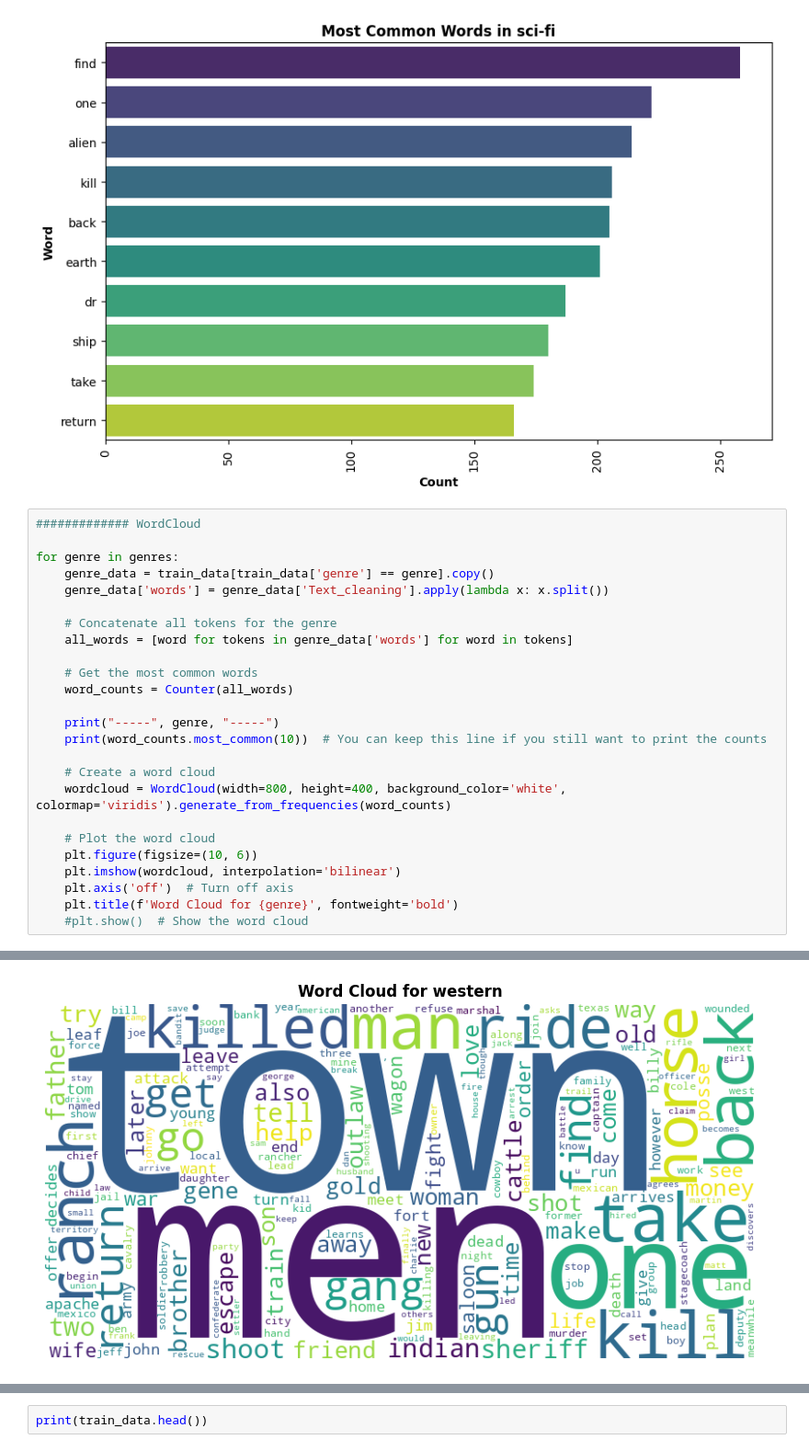
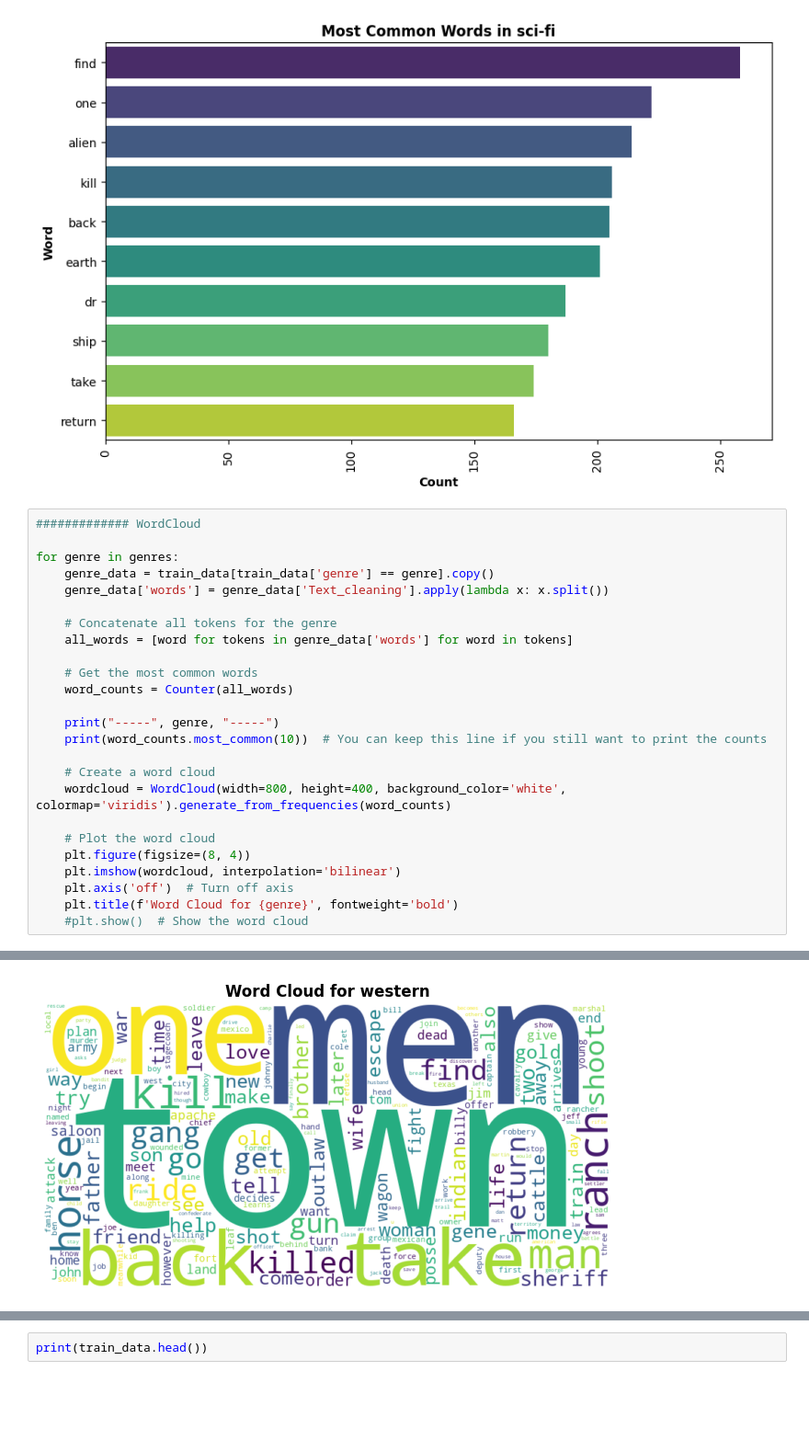
Before and after one commit to LC1243/NLP-MovieGenreClassifier, a Jupyter notebook: reviews.ipynb, the cells around one changed output, grey strips where cells are left out. Shown at 92% size. Saved outputs shown, nothing was run; the diff lists cells and outputs as text; blank space fills up the shorter version.

```diff
--- a/reviews.ipynb
+++ b/reviews.ipynb
@@ -149,7 +149,7 @@ for genre in genres:
     wordcloud = WordCloud(width=800, height=400, background_color='white', colormap='viridis').generate_from_frequencies(word_counts)
 
     # Plot the word cloud
-    plt.figure(figsize=(10, 6))
+    plt.figure(figsize=(8, 4))
     plt.imshow(wordcloud, interpolation='bilinear')
     plt.axis('off')  # Turn off axis
     plt.title(f'Word Cloud for {genre}', fontweight='bold')
@@ -181 +181 @@ for genre in genres:
-[figure, old version]
+[figure, new version]
```
Also changed, not shown: parts of 7 cells of this notebook.
